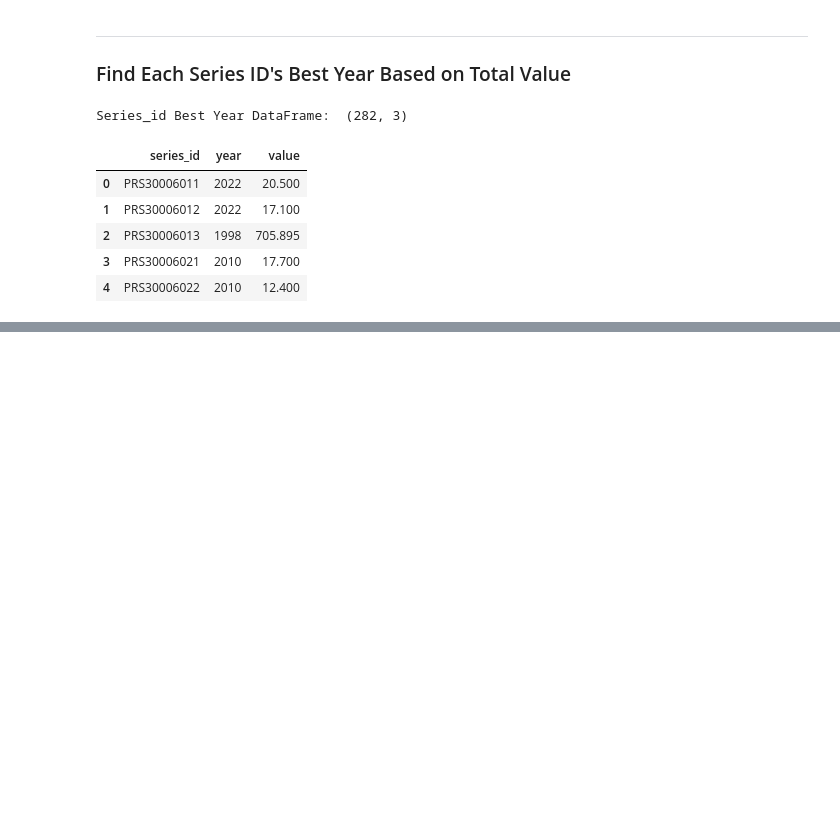
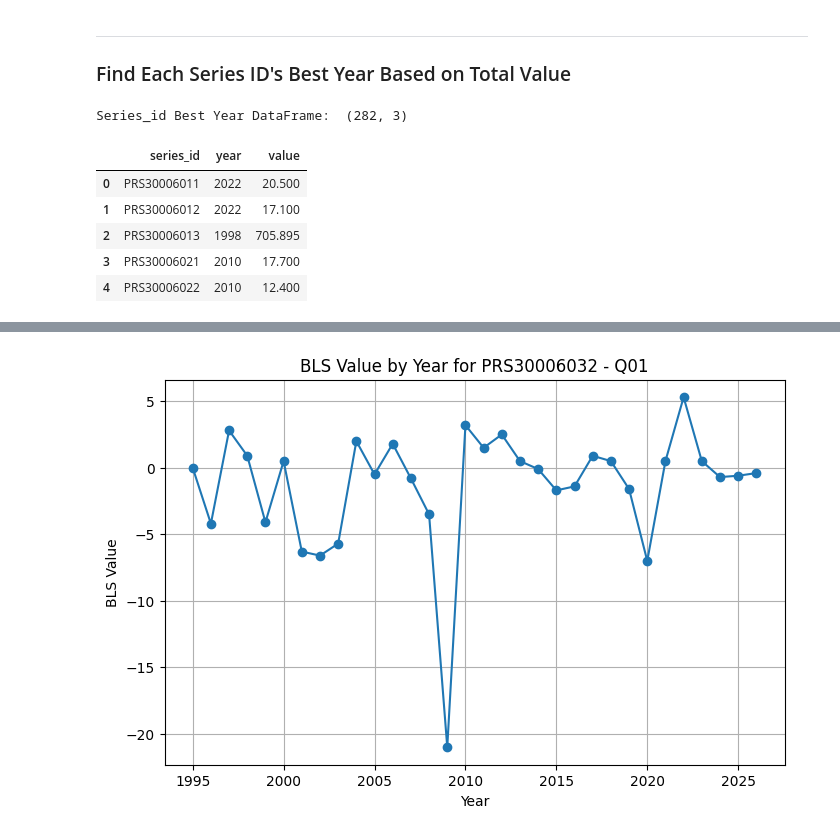
Before and after one commit to ScottySchmidt/data-engineer-aws, a Jupyter notebook: 03-analytics-report.ipynb, the cells around one changed output, grey strips where cells are left out. Drawn from its saved outputs; the diff is of its cells as text; code cells hidden in the pictures; blank space fills up the shorter version.

```diff
--- a/03-analytics-report.ipynb
+++ b/03-analytics-report.ipynb
@@ -326,0 +311,19 @@ Submit your analysis, your queries, and the outcome of the reports as a .ipynb f
+# %%
+import matplotlib.pyplot as plt
+
+# Make sure values are numeric
+df_filtered["value"] = pd.to_numeric(df_filtered["value"], errors="coerce")
+
+# Sort by year for a clean line chart
+df_plot = df_filtered.sort_values("year")
+
+plt.figure(figsize=(8, 5))
+plt.plot(df_plot["year"], df_plot["value"], marker="o")
+
+plt.title("BLS Value by Year for PRS30006032 - Q01")
+plt.xlabel("Year")
+plt.ylabel("BLS Value")
+plt.grid(True)
+plt.show()
+# %% [output]
+[figure, added]
```
Also changed, not shown: parts of 4 cells of this notebook.
